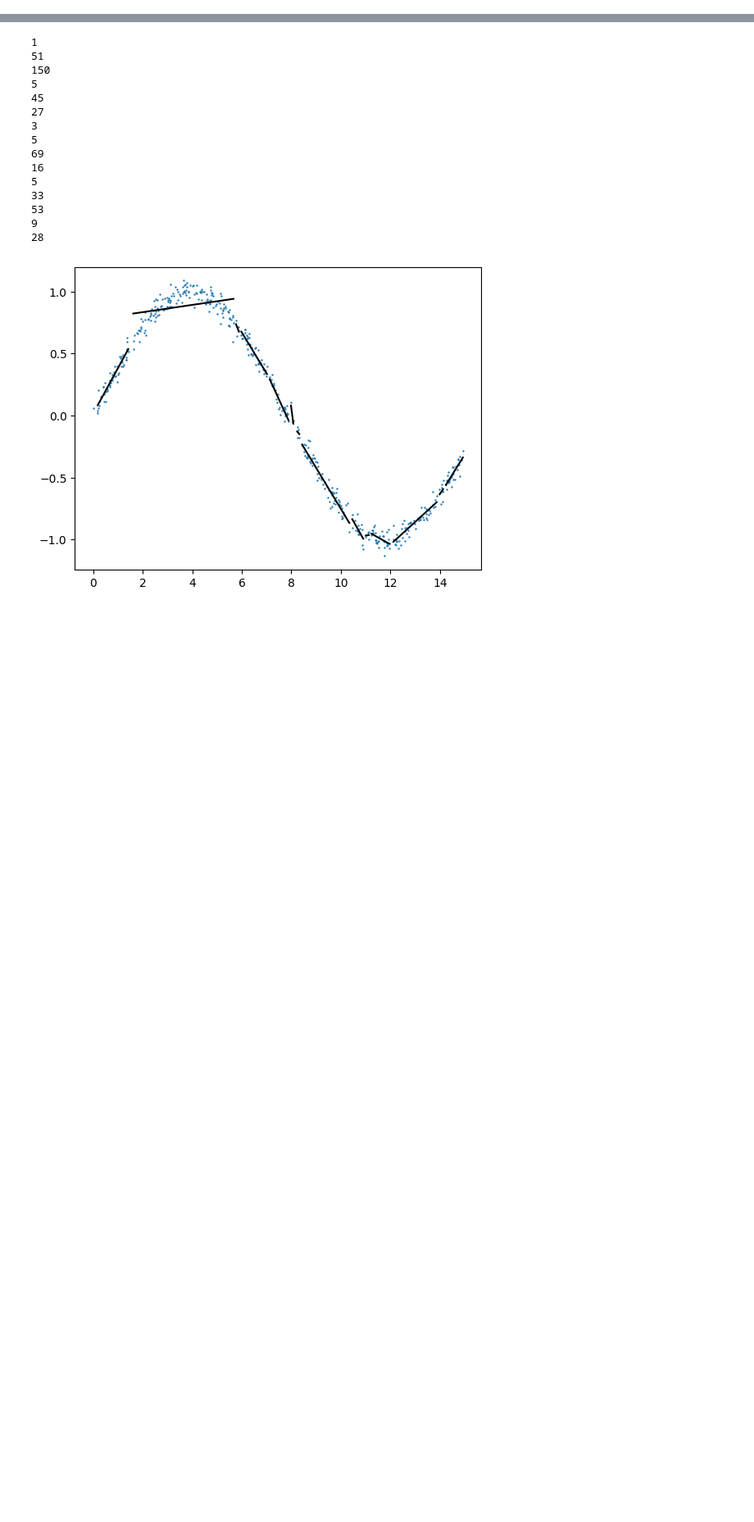
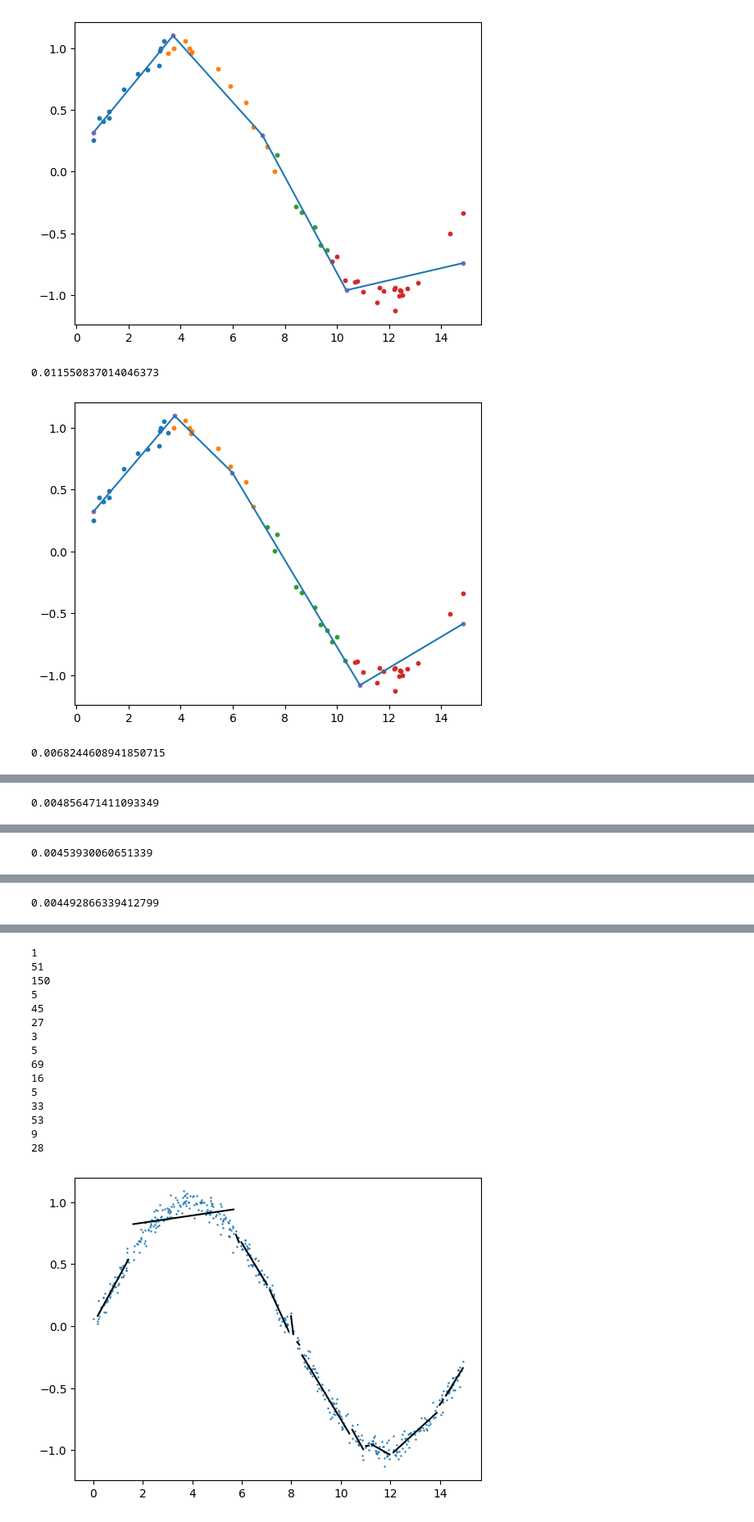
Before and after one commit to davebro1031/CS-506-Project, a Jupyter notebook: 1d_problem.ipynb, the cells around one changed output, grey strips where cells are left out. Shown at 82% size. Saved outputs shown, nothing was run; the diff lists cells and outputs as text; code cells hidden in the pictures; blank space fills up the shorter version.

```diff
--- a/1d_problem.ipynb
+++ b/1d_problem.ipynb
@@ -245,0 +273,43 @@ for num in [20,70,500,2000]:
+# %%
+sample = SAMPLE(50, signal)
+# %%
+cluster = [0,12,24,30]
+sample.plot_cluster(cluster)
+estimator = sample.cluster_fit(cluster)
+estimator.plot()
+plt.show()
+print(estimator.MSE_points(sample.xs,sample.ys))
+
+cluster = [0,13,22,33]
+sample.plot_cluster(cluster)
+estimator = sample.cluster_fit(cluster)
+estimator.plot()
+plt.show()
+print(estimator.MSE_points(sample.xs,sample.ys))
+
+cluster = [0,13,20,35]
+sample.plot_cluster(cluster)
+estimator = sample.cluster_fit(cluster)
+estimator.plot()
+plt.show()
+print(estimator.MSE_points(sample.xs,sample.ys))
+
+cluster = [0,13,19,36]
+sample.plot_cluster(cluster)
+estimator = sample.cluster_fit(cluster)
+estimator.plot()
+plt.show()
+print(estimator.MSE_points(sample.xs,sample.ys))
+
+
+cluster = [0,13,18,36]
+sample.plot_cluster(cluster)
+estimator = sample.cluster_fit(cluster)
+estimator.plot()
+plt.show()
+print(estimator.MSE_points(sample.xs,sample.ys))
+# %% [output]
+[figure, added]
+0.011550837014046373
+[figure, added]
+0.0068244608941850715
@@ -245,0 +317 @@ for num in [20,70,500,2000]:
+0.004856471411093349
@@ -245,0 +319 @@ for num in [20,70,500,2000]:
+0.00453930060651339
@@ -245,0 +321 @@ for num in [20,70,500,2000]:
+0.004492866339412799
```
Also changed, not shown: parts of 7 cells of this notebook, 1 other file.
